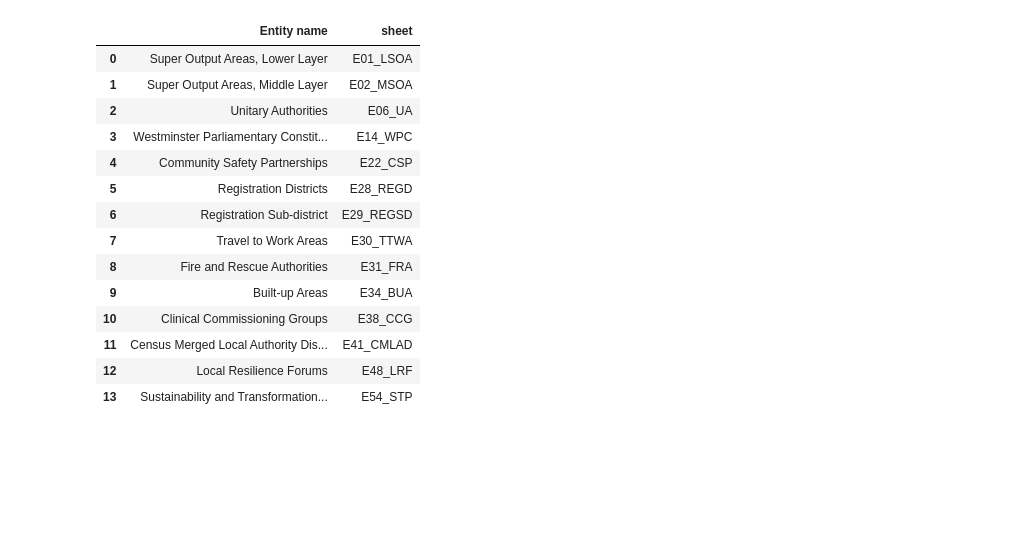
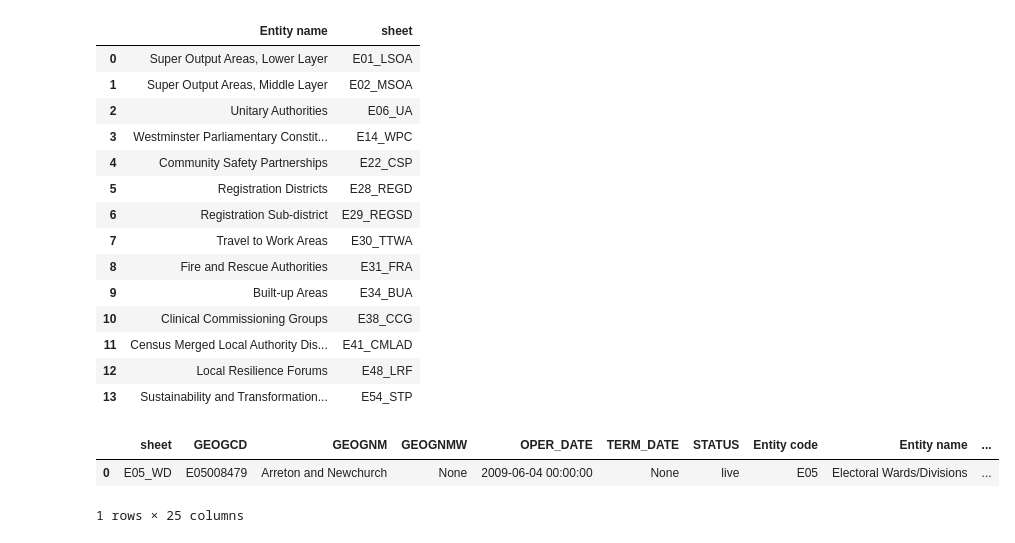
Before and after one commit to psychemedia/parlihacks, a Jupyter notebook: notebooks/ONS Register of Geographic Codes.ipynb, the cells around one changed output. Drawn from its saved outputs; the diff is of its cells as text; code cells hidden in the pictures; blank space fills up the shorter version.

Commit message:
Add code lookup example

```diff
--- a/notebooks/ONS Register of Geographic Codes.ipynb
+++ b/notebooks/ONS Register of Geographic Codes.ipynb
@@ -169,3 +169,14 @@ pd.read_sql_query(q, con)
 | 11 | Census Merged Local Authority Dis... | E41_CMLAD |
 | 12 | Local Resilience Forums | E48_LRF |
 | 13 | Sustainability and Transformation... | E54_STP |
+# %%
+#Lookup a code
+q='''
+SELECT * FROM codelist JOIN metadata
+WHERE "GEOGCD" = "{name}" AND codeAbbrv=sheet
+'''.format(name='E05008479')
+pd.read_sql_query(q, con)
+# %% [output]
+|  | sheet | GEOGCD | GEOGNM | GEOGNMW | OPER_DATE | TERM_DATE | STATUS | Entity code | Entity name | ... |
+| 0 | E05_WD | E05008479 | Arreton and Newchurch | None | 2009-06-04 00:00:00 | None | live | E05 | Electoral Wards/Divisions | ... |
+1 rows × 25 columns
```
